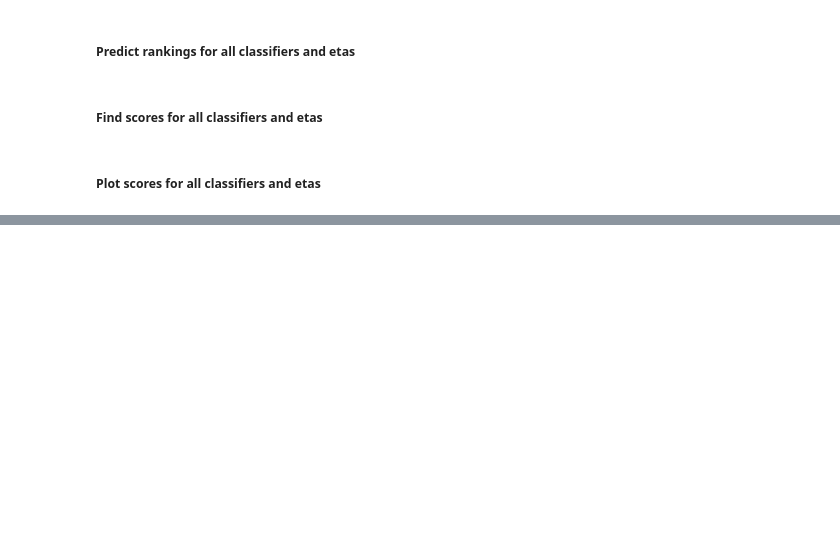
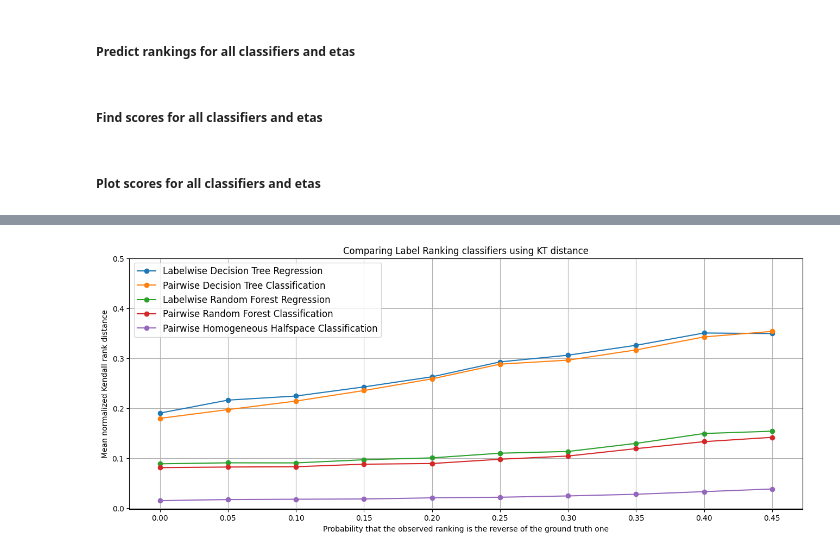
Before and after one commit to gkrinias/label_ranking, a Jupyter notebook: RankerComparisons_Massart2.ipynb, the cells around one changed output, grey strips where cells are left out. Cells and saved outputs as stored; diff of their text form; code cells hidden in the pictures; blank space fills up the shorter version.

```diff
--- a/RankerComparisons_Massart2.ipynb
+++ b/RankerComparisons_Massart2.ipynb
@@ -112,0 +119,25 @@ plt.show()
+# %%
+plt.figure(figsize=(16, 6))
+plt.title('Comparing Label Ranking classifiers using KT distance')
+plt.plot(etas, LR_DT_R_KT_dist.values(), '-o')
+plt.plot(etas, LR_DT_C_KT_dist.values(), '-o')
+plt.plot(etas, LR_RF_R_KT_dist.values(), '-o')
+plt.plot(etas, LR_RF_C_KT_dist.values(), '-o')
+plt.plot(etas, LR_HH_C_KT_dist.values(), '-o')
+plt.legend([
+  'Labelwise Decision Tree Regression',
+  'Pairwise Decision Tree Classification',
+  'Labelwise Random Forest Regression',
+  'Pairwise Random Forest Classification',
+  'Pairwise Homogeneous Halfspace Classification'
+  ],
+  fontsize=12
+)
+plt.xticks(etas)
+plt.yticks(0.1*np.arange(6))
+plt.xlabel('Probability that the observed ranking is the reverse of the ground truth one')
+plt.ylabel('Mean normalized Kendall rank distance')
+plt.grid()
+plt.show()
+# %% [output]
+[figure, added]
```
Also changed, not shown: parts of 2 cells of this notebook, 8 other files.
